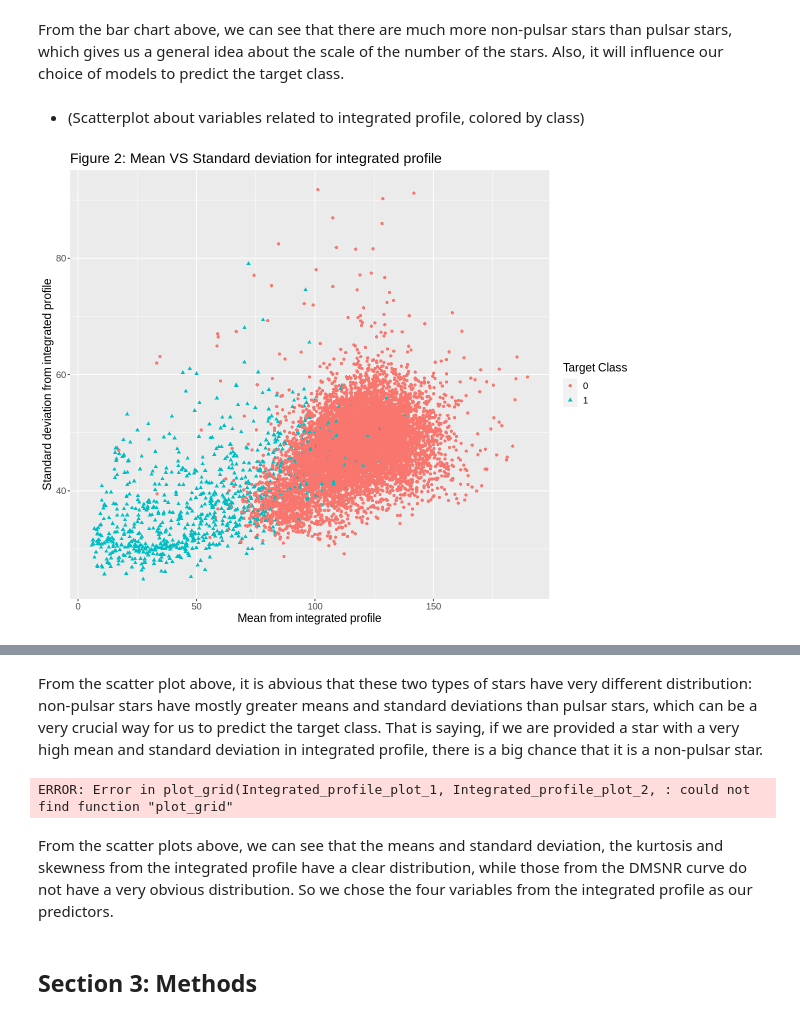
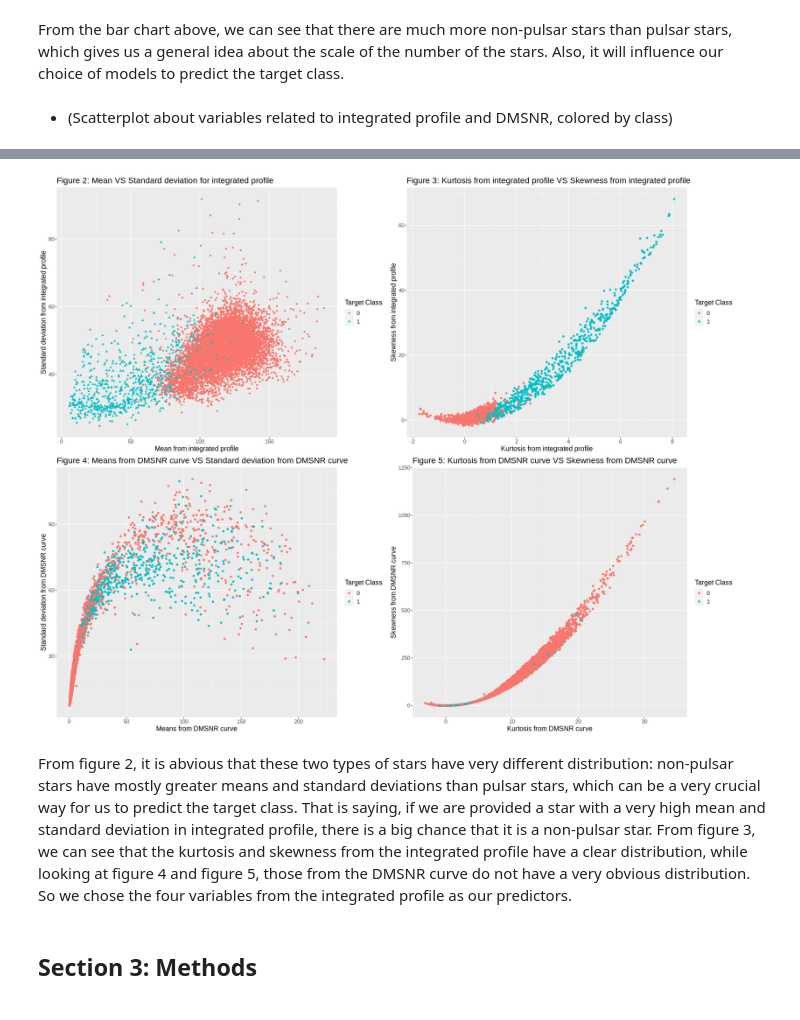
Before and after one commit to ScottCY/Group-_Project, a Jupyter notebook: Project_new.ipynb, the cells around one changed output, grey strips where cells are left out. Saved outputs shown, nothing was run; the diff lists cells and outputs as text; code cells hidden in the pictures.

Commit message:
Edited Plot

```diff
--- a/Project_new.ipynb
+++ b/Project_new.ipynb
@@ -241,15 +201,35 @@ Class_counts_chart
 # %% [markdown]
 From the bar chart above, we can see that there are much more non-pulsar stars than pulsar stars, which gives us a general idea about the scale of the number of the stars. Also, it will influence our choice of models to predict the target class.
 # %% [markdown]
-* (Scatterplot about variables related to integrated profile, colored by class)
+* (Scatterplot about variables related to integrated profile and DMSNR, colored by class)
-# %%
-options(repr.plot.width = 10, repr.plot.height = 8)
-Integrated_profile_plot_1 <- ggplot(pulsar_train_tidy,
-            aes(x = integrated_profile_mean, y = integrated_profile_standard_deviation, colour = target_class, shape = target_class))+
-geom_point()+
-ggtitle("Figure 2: Mean VS Standard deviation for integrated profile")+
-labs(x = "Mean from integrated profile", y = "Standard deviation from integrated profile", colour = "Target Class", shape = "Target Class")+
-theme(text = element_text(size = 14))
-Integrated_profile_plot_1
-# %% [output]
-[figure, removed]
+# %%
+options(repr.plot.width = 20, repr.plot.height = 16)
+Integrated_profile_plot_1 <- ggplot(pulsar_train_tidy,
+            aes(x = integrated_profile_mean, y = integrated_profile_standard_deviation, colour = target_class, shape = target_class))+
+geom_point()+
+ggtitle("Figure 2: Mean VS Standard deviation for integrated profile")+
+labs(x = "Mean from integrated profile", y = "Standard deviation from integrated profile", colour = "Target Class", shape = "Target Class")+
+theme(text = element_text(size = 14))
+
+Integrated_profile_plot_2 <- ggplot(pulsar_train_tidy,aes(x = integrated_profile_kurtosis, y = integrated_profile_skewness, color = target_class))+
+geom_point()+
+ggtitle("Figure 3: Kurtosis from integrated profile VS Skewness from integrated profile")+
+labs(x = "Kurtosis from integrated profile", y = "Skewness from integrated profile", color = "Target Class")+
+theme(text = element_text(size = 14))
+
+
+DMSNR_curve_plot_1 <- ggplot(pulsar_train_tidy,aes(x = DMSNR_curve_mean, y = DMSNR_curve_standard_deviation, color = target_class))+
+geom_point()+
+ggtitle("Figure 4: Means from DMSNR curve VS Standard deviation from DMSNR curve")+
+labs(x = "Means from DMSNR curve", y = "Standard deviation from DMSNR curve", color = "Target Class")+
+theme(text = element_text(size = 14))
+
+
+DMSNR_curve_plot_2 <- ggplot(pulsar_train_tidy,aes(x = DMSNR_curve_kurtosis, y = DMSNR_curve_skewness, color = target_class))+
+geom_point()+
+ggtitle("Figure 5: Kurtosis from DMSNR curve VS Skewness from DMSNR curve")+
+labs(x = "Kurtosis from DMSNR curve", y = "Skewness from DMSNR curve", color = "Target Class")+
+theme(text = element_text(size = 14))
+
+plot_grid(Integrated_profile_plot_1, Integrated_profile_plot_2, DMSNR_curve_plot_1, DMSNR_curve_plot_2, ncol = 2)
+# %% [output]
@@ -256,33 +242,6 @@ Integrated_profile_plot_1
+[figure, added]
 # %% [markdown]
-From the scatter plot above, it is abvious that these two types of stars have very different distribution: non-pulsar stars have mostly greater means and standard deviations than pulsar stars, which can be a very crucial way for us to predict the target class. That is saying, if we are provided a star with a very high mean and standard deviation in integrated profile, there is a big chance that it is a non-pulsar star.
+From figure 2, it is abvious that these two types of stars have very different distribution: non-pulsar stars have mostly greater means and standard deviations than pulsar stars, which can be a very crucial way for us to predict the target class. That is saying, if we are provided a star with a very high mean and standard deviation in integrated profile, there is a big chance that it is a non-pulsar star. From figure 3, we can see that the kurtosis and skewness from the integrated profile have a clear distribution, while looking at figure 4 and figure 5, those from the DMSNR curve do not have a very obvious distribution. So we chose the four variables from the integrated profile as our predictors.
-# %%
-options(repr.plot.width = 12, repr.plot.height = 12)
-
-Integrated_profile_plot_2 <- ggplot(pulsar_train_tidy,aes(x = integrated_profile_kurtosis, y = integrated_profile_skewness, color = target_class))+
-geom_point()+
-ggtitle("Figure 3: Kurtosis from integrated profile VS Skewness from integrated profile")+
-labs(x = "Kurtosis from integrated profile", y = "Skewness from integrated profile", color = "Target Class")+
-theme(text = element_text(size = 14))
-
-
-DMSNR_curve_plot_1 <- ggplot(pulsar_train_tidy,aes(x = DMSNR_curve_mean, y = DMSNR_curve_standard_deviation, color = target_class))+
-geom_point()+
-ggtitle("Figure 4: Means from DMSNR curve VS Standard deviation from DMSNR curve")+
-labs(x = "Means from DMSNR curve", y = "Standard deviation from DMSNR curve", color = "Target Class")+
-theme(text = element_text(size = 14))
-
-
-DMSNR_curve_plot_2 <- ggplot(pulsar_train_tidy,aes(x = DMSNR_curve_kurtosis, y = DMSNR_curve_skewness, color = target_class))+
-geom_point()+
-ggtitle("Figure 5: Kurtosis from DMSNR curve VS Skewness from DMSNR curve")+
-labs(x = "Kurtosis from DMSNR curve", y = "Skewness from DMSNR curve", color = "Target Class")+
-theme(text = element_text(size = 14))
-
-plot_grid(Integrated_profile_plot_1, Integrated_profile_plot_2, DMSNR_curve_plot_1, DMSNR_curve_plot_2, ncol = 2)
-# %% [output]
-ERROR: Error in plot_grid(Integrated_profile_plot_1, Integrated_profile_plot_2, : could not find function "plot_grid"
-# %% [markdown]
-From the scatter plots above, we can see that the means and standard deviation, the kurtosis and skewness from the integrated profile have a clear distribution, while those from the DMSNR curve do not have a very obvious distribution. So we chose the four variables from the integrated profile as our predictors.
 # %% [markdown]
 ## Section 3: Methods
 # %% [markdown]
```
Also changed, not shown: parts of 9 cells of this notebook.
